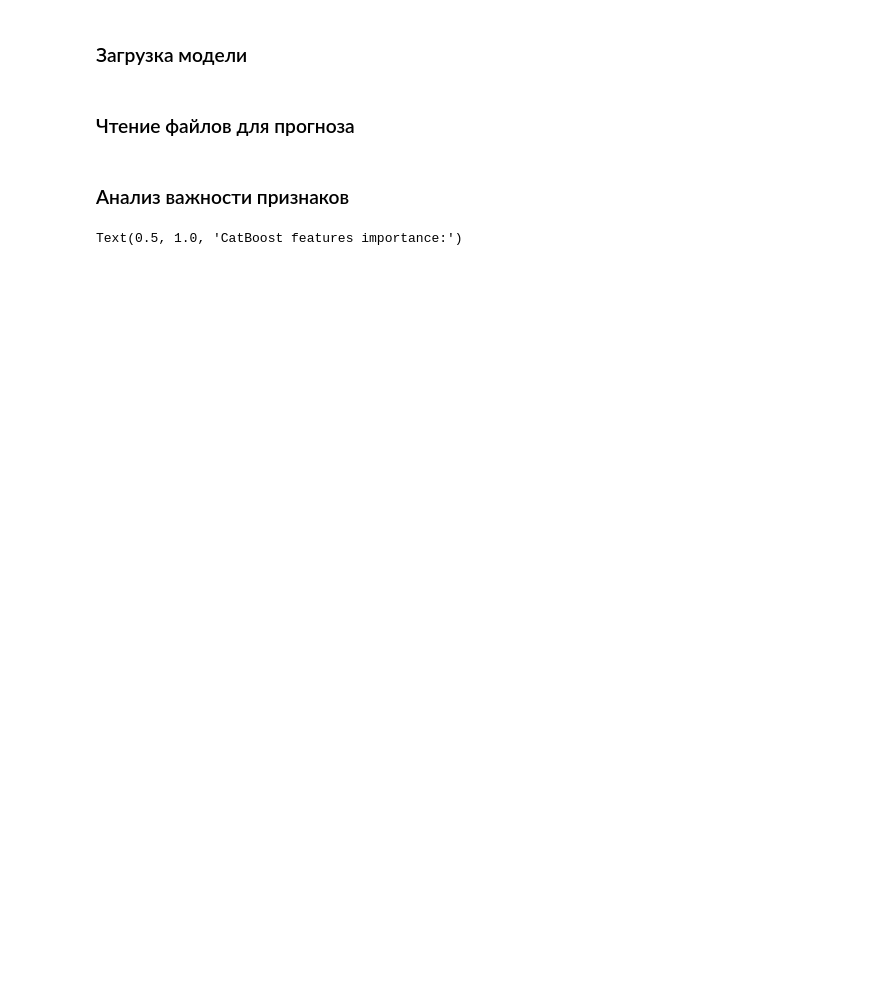
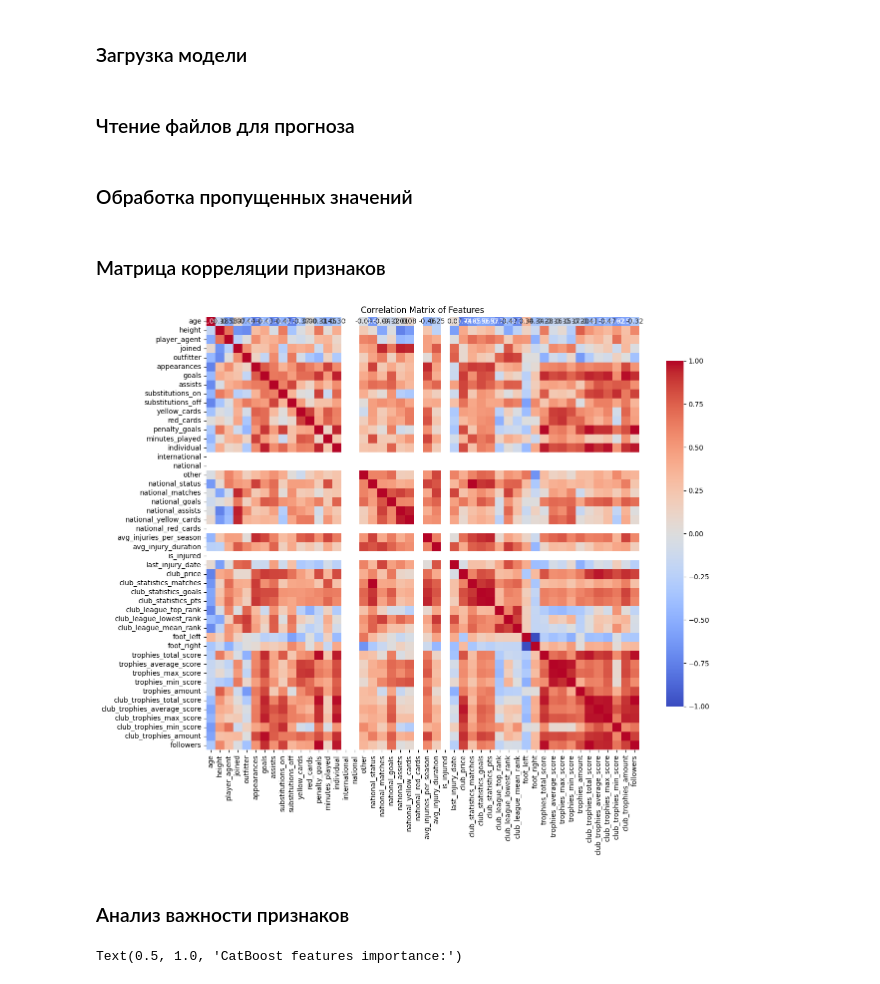
Before and after one commit to rafaeldks/Football-Player-Statistics-and-Transfer-Market-Math-Perspective, a Jupyter notebook: predict_and_interpretation.ipynb, the cells around one changed output. Cells and saved outputs as stored; diff of their text form; code cells hidden in the pictures; blank space fills up the shorter version.

Commit message:
Add fillna and corr_matrix
Added correlation matrix and skip processing

```diff
--- a/predict_and_interpretation.ipynb
+++ b/predict_and_interpretation.ipynb
@@ -28,6 +28,24 @@ data_to_predict = pd.read_excel("data_to_predict.xlsx")
 
 # Удаляем столбец "link" из датафрейма
 df = data_to_predict.drop("link", axis=1)
+# %% [markdown]
+### Обработка пропущенных значений
+# %%
+# Обработка пропущенных значений
+# Заполняем пропущенные значения средними значениями по каждому столбцу
+df.fillna(df.mean(), inplace=True)
+# %% [markdown]
+### Матрица корреляции признаков
+# %%
+# Визуализация матрицы корреляций
+plt.figure(figsize=(14, 12))
+corr_matrix = df.corr()
+sns.heatmap(corr_matrix, annot=True, fmt=".2f", cmap='coolwarm', square=True, cbar_kws={"shrink": 0.75})
+plt.title("Correlation Matrix of Features")
+plt.savefig("correlation_matrix.png")
+plt.show()
+# %% [output]
+[figure, added]
 # %% [markdown]
 ### Анализ важности признаков
 # %%
```
Also changed, not shown: parts of 2 cells of this notebook.
